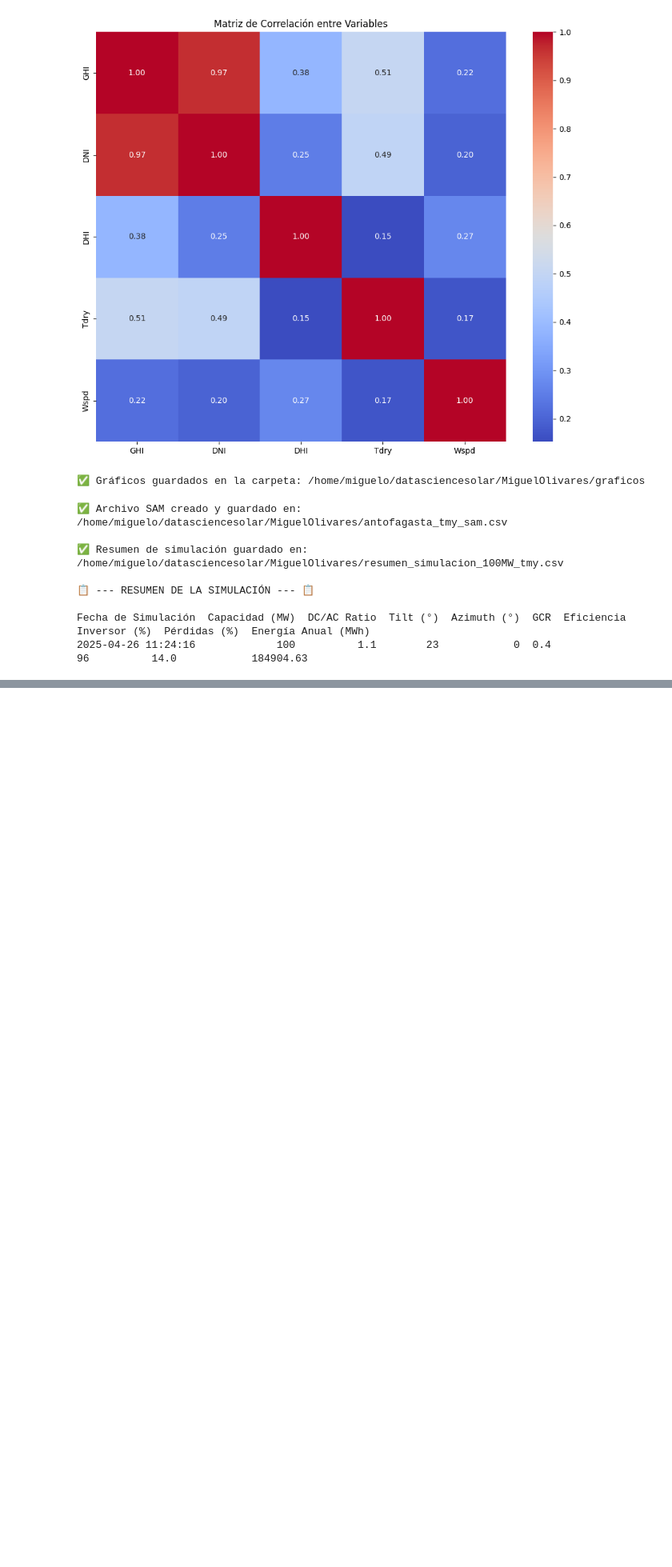
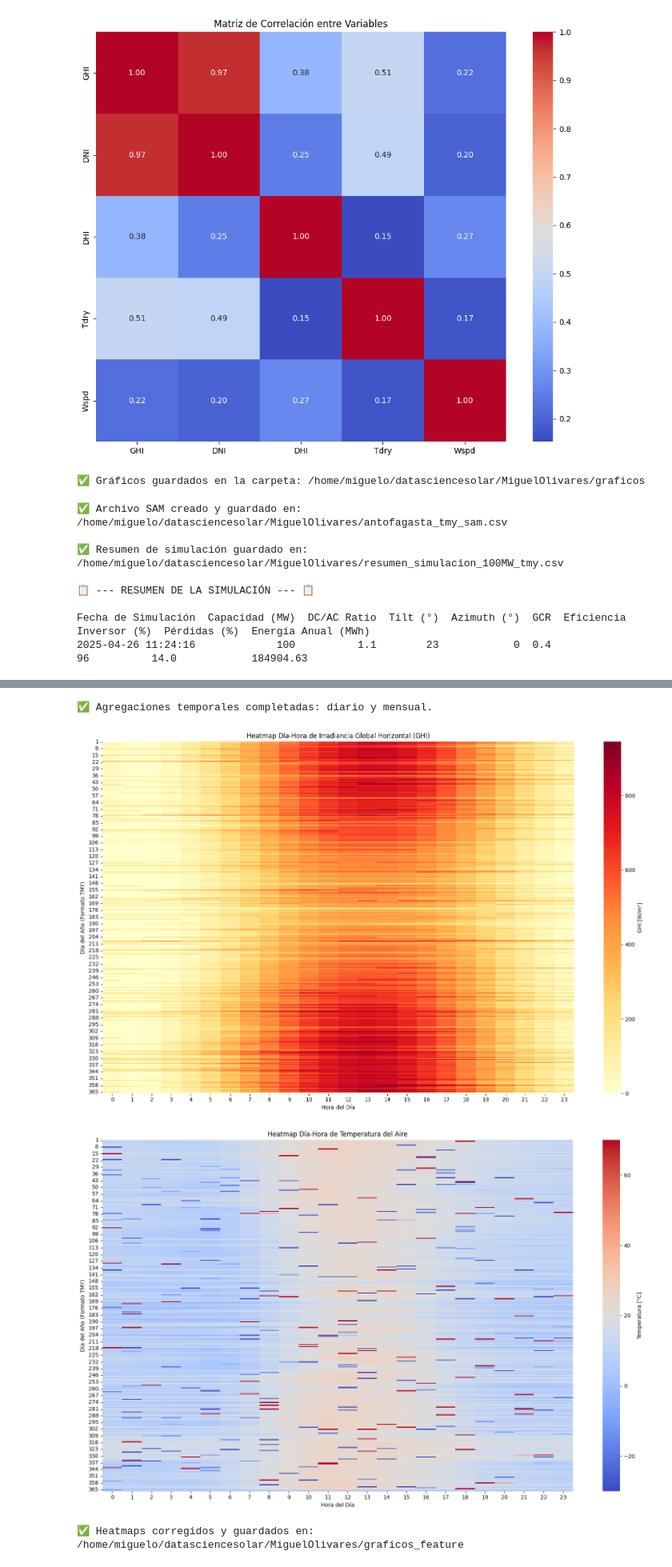
Before and after one commit to MigueloCastillo/MiguelOlivares, a Jupyter notebook: ejercicio1clase4.ipynb, the cells around one changed output, grey strips where cells are left out. Shown: that part at 80% size. Cells and saved outputs as stored; diff of their text form; code cells hidden in the pictures; blank space fills up the shorter version.

Commit message:
Se agregan varaibles derivadas, agregaciones temporales, heatmaps, histogramas

```diff
--- a/ejercicio1clase4.ipynb
+++ b/ejercicio1clase4.ipynb
@@ -221,0 +293,67 @@ Fecha de Simulación  Capacidad (MW)  DC/AC Ratio  Tilt (°)  Azimuth (°)  GCR
+# %%
+# BLOQUE 4.1: Agregaciones temporales (diario y mensual)
+
+import pandas as pd
+
+# Ruta del archivo TMY ya trabajado
+ruta_tmy = '/home/miguelo/datasciencesolar/MiguelOlivares/antofagasta_tmy.csv'
+
+# Cargar archivo
+df_tmy = pd.read_csv(ruta_tmy)
+df_tmy['Timestamp'] = pd.to_datetime(df_tmy['Timestamp'])
+
+# Agregación diaria
+df_diario = df_tmy.resample('D', on='Timestamp').mean()
+
+# Agregación mensual
+df_mensual = df_tmy.resample('M', on='Timestamp').mean()
+
+print("✅ Agregaciones temporales completadas: diario y mensual.")
+# %% [output]
+✅ Agregaciones temporales completadas: diario y mensual.
+# %%
+# BLOQUE 4.2: Heatmaps de GHI y Temperatura - Corregido para TMY
+
+import matplotlib.pyplot as plt
+import seaborn as sns
+import numpy as np
+import os
+
+# Crear carpeta para guardar gráficos
+carpeta_graficos = '/home/miguelo/datasciencesolar/MiguelOlivares/graficos_feature'
+os.makedirs(carpeta_graficos, exist_ok=True)
+
+# Crear columnas auxiliares para Mes y Hora
+df_tmy['Mes'] = df_tmy['Timestamp'].dt.month
+df_tmy['Hora'] = df_tmy['Timestamp'].dt.hour
+df_tmy['Día'] = df_tmy['Timestamp'].dt.dayofyear
+
+# --- Heatmap GHI (Día vs Hora)
+pivot_ghi = df_tmy.pivot_table(values='GHI', index='Día', columns='Hora')
+
+plt.figure(figsize=(16, 10))
+sns.heatmap(pivot_ghi, cmap='YlOrRd', cbar_kws={'label': 'GHI [W/m²]'})
+plt.title('Heatmap Día-Hora de Irradiancia Global Horizontal (GHI)')
+plt.xlabel('Hora del Día')
+plt.ylabel('Día del Año (Formato TMY)')
+plt.tight_layout()
+plt.savefig(f'{carpeta_graficos}/heatmap_GHI_DiaHora_TMY.png')
+plt.show()
+
+# --- Heatmap Temperatura (Día vs Hora)
+pivot_temp = df_tmy.pivot_table(values='Tdry', index='Día', columns='Hora')
+
+plt.figure(figsize=(16, 10))
+sns.heatmap(pivot_temp, cmap='coolwarm', cbar_kws={'label': 'Temperatura [°C]'})
+plt.title('Heatmap Día-Hora de Temperatura del Aire')
+plt.xlabel('Hora del Día')
+plt.ylabel('Día del Año (Formato TMY)')
+plt.tight_layout()
+plt.savefig(f'{carpeta_graficos}/heatmap_Temperatura_DiaHora_TMY.png')
+plt.show()
+
+print(f"✅ Heatmaps corregidos y guardados en: {carpeta_graficos}")
+# %% [output]
+[figure, added]
+[figure, added]
+✅ Heatmaps corregidos y guardados en: /home/miguelo/datasciencesolar/MiguelOlivares/graficos_feature
```
Also changed, not shown: parts of 2 cells of this notebook, 13 other files.
